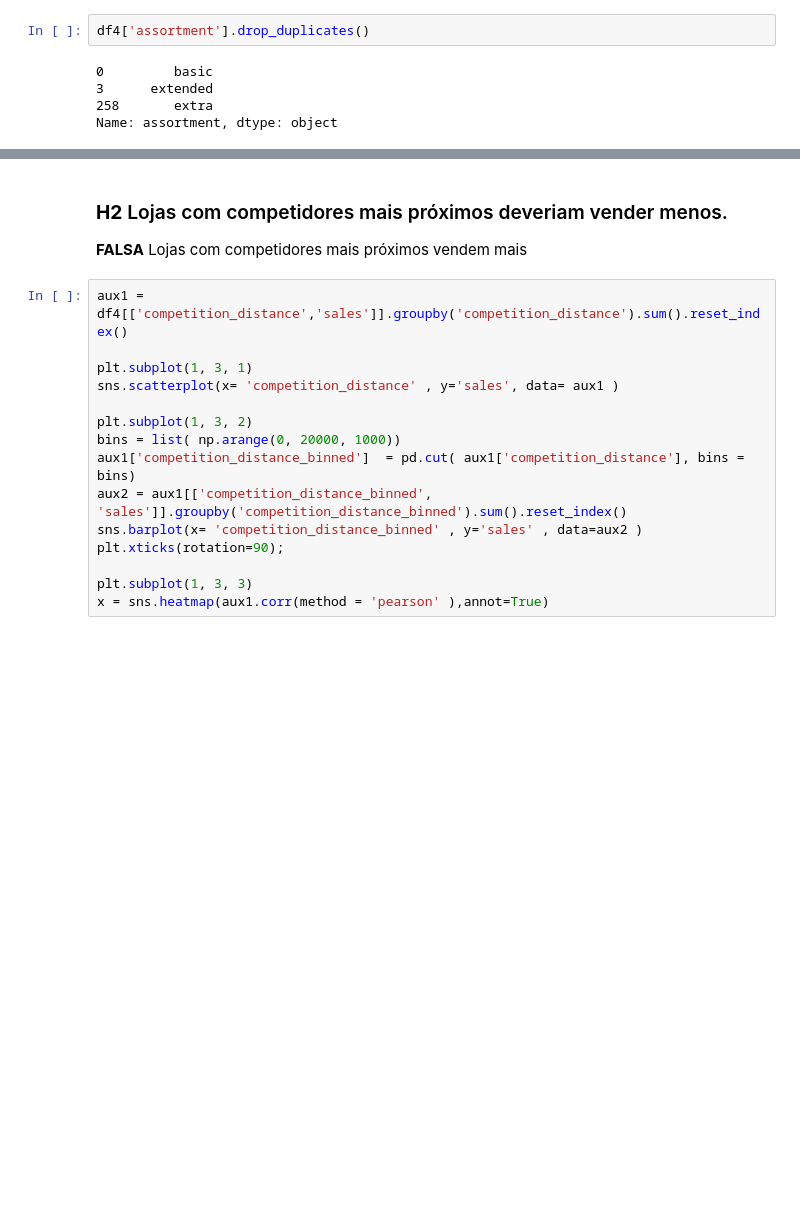
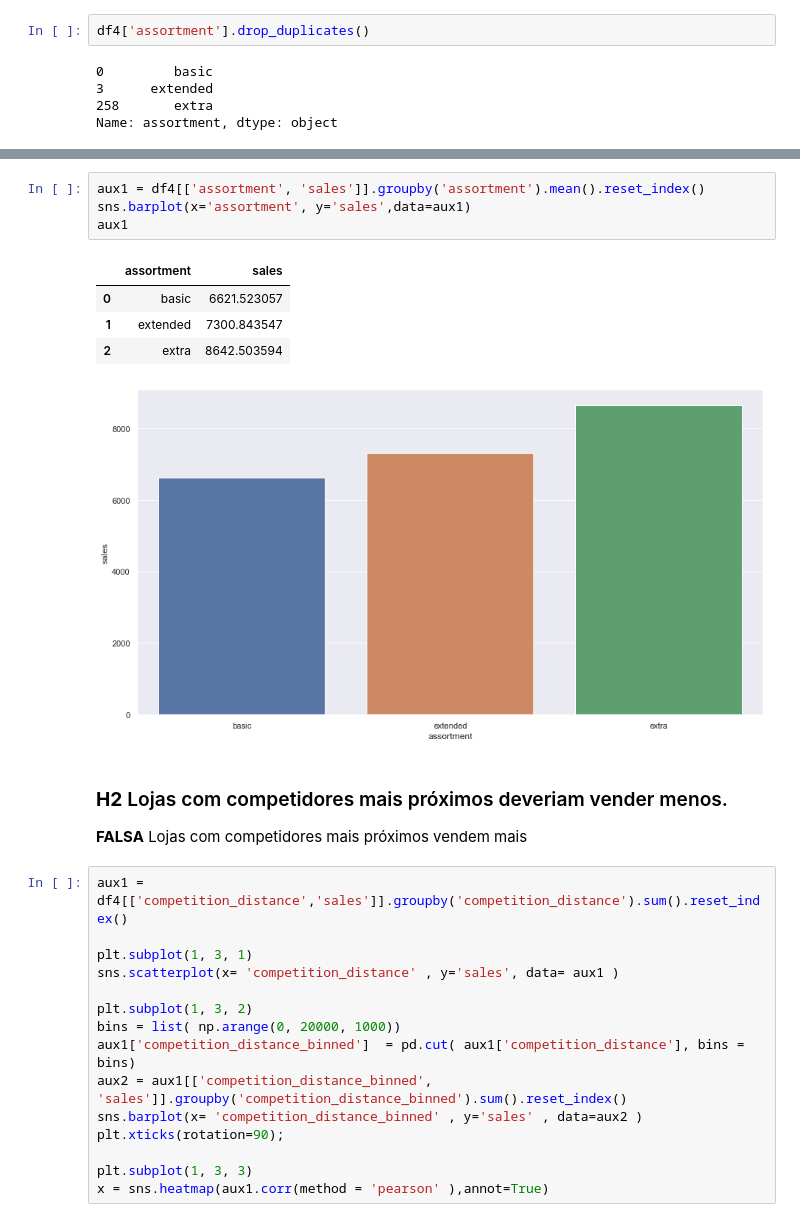
Before and after one commit to VanderCaneppelle/Rossmann-Sales-Forecast, a Jupyter notebook: m04_v1_store_sales_prediction.ipynb, the cells around one changed output, grey strips where cells are left out. Saved outputs shown, nothing was run; the diff lists cells and outputs as text; blank space fills up the shorter version.

```diff
--- a/m04_v1_store_sales_prediction.ipynb
+++ b/m04_v1_store_sales_prediction.ipynb
@@ -471,3 +485,13 @@ aux3.pivot(index='year_week' , columns='assortment' , values='sales' ).plot()
+# %%
+aux1 = df4[['assortment', 'sales']].groupby('assortment').mean().reset_index()
+sns.barplot(x='assortment', y='sales',data=aux1)
+aux1
+# %% [output]
+|  | assortment | sales |
+| 0 | basic | 6621.523057 |
+| 1 | extended | 7300.843547 |
+| 2 | extra | 8642.503594 |
+[figure, added]
 # %% [markdown]
 ### **H2** Lojas com competidores mais próximos deveriam vender menos.
 **FALSA**  Lojas com competidores mais próximos vendem mais
```
Also changed, not shown: parts of 35 cells of this notebook, 1 other file.
